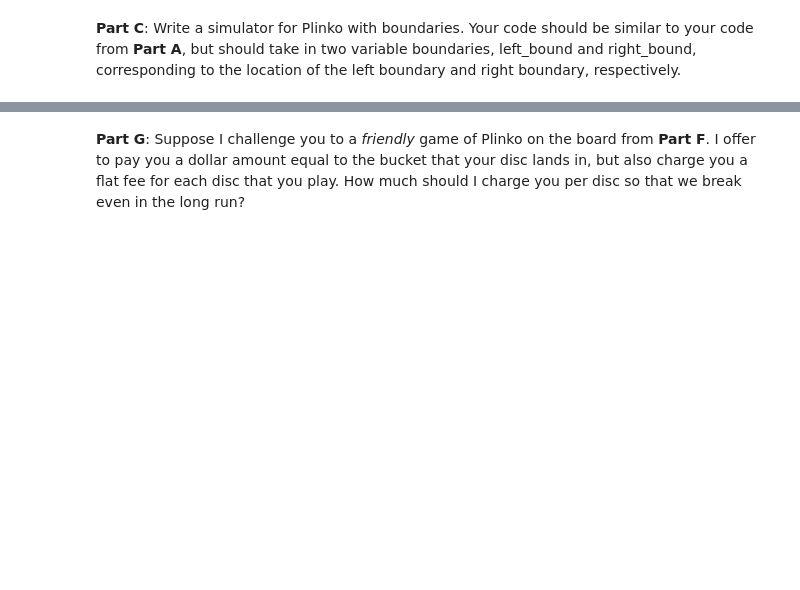
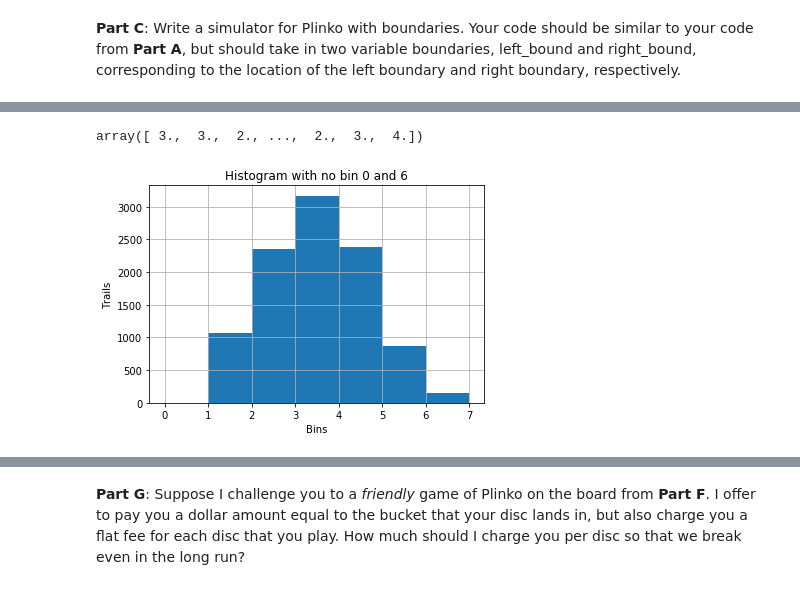
Before and after one commit to manfromchangsha/csci3022-Chen, a Jupyter notebook: homework/homework4/hmwk04_Lastname_Firstname.ipynb, the cells around one changed output, grey strips where cells are left out. Drawn from its saved outputs; the diff is of its cells as text; code cells hidden in the pictures; blank space fills up the shorter version.

```diff
--- a/homework/homework4/hmwk04_Lastname_Firstname.ipynb
+++ b/homework/homework4/hmwk04_Lastname_Firstname.ipynb
@@ -172,8 +200,48 @@ array([ 2.,  2.,  1.,  3.,  3.,  2.,  3.,  4.,  4.,  2.,  3.,  3.,  3.,
 # %% [markdown]
 **Part C**: Write a simulator for Plinko with boundaries. Your code should be similar to your code from **Part A**, but should take in two variable boundaries, left_bound and right_bound, corresponding to the location of the left boundary and right boundary, respectively.
+# %%
+def sim_plinko_bound(num_trial,left_bound,right_bound):
+    data2 = np.array([])
+    for z in range(num_trial):
+        x = 3
+        a = 0
+        for i in range(6):
+            if (x!= left_bound+0.5 and x != right_bound-0.5):
+                a = int(np.random.randint(2,size = 1))
+                if (a == 1):
+                    x = x+0.5
+                else:
+                    x = x -0.5
+            else:
+                a = int(np.random.randint(2,size = 1))
+                if (a == 1 ):
+                    if (x != right_bound-0.5):
+                        x = x+0.5
+                    else:
+                        x = x - 0.5
+                elif(a == 0):
+                    if (x != left_bound+0.5):
+                        x = x -0.5
+                    else :
+                        x = x + 0.5
+        data2 = np.append(data2,x)
+
+    plt.hist(data2, bins=[0,1,2,3,4,5,6,7])
+    plt.show
+    plt.xlabel('Bins')
+    plt.ylabel('Trails')
+    #plt.ylim(0,num_trial/3)
+    plt.title("Histogram with no bin 0 and 6")
+    plt.grid(True)
+    return data2
 # %% [markdown]
 **Part D**: Consider the board with left_bound $= 0.5$ which looks as follows:
 
 ![alt text](http://danlarremore.com/misc/plinko3.png)
 
 Let $X$ be the random variable corresponding to the Bucket that the disc lands in. Run your simulation for at least $10K$ trials and plot a density histogram estimate of the PMF of $X$. Compare the approximate PMF for this board to the no-boundary board from **Part A**. Explain the mechanism that causes the differences between the two PMFs in words.
+# %%
+sim_plinko_bound(10000,0,0)
+# %% [output]
+array([ 3.,  3.,  2., ...,  2.,  3.,  4.])
+[figure, added]
```
Also changed, not shown: parts of 19 cells of this notebook.
